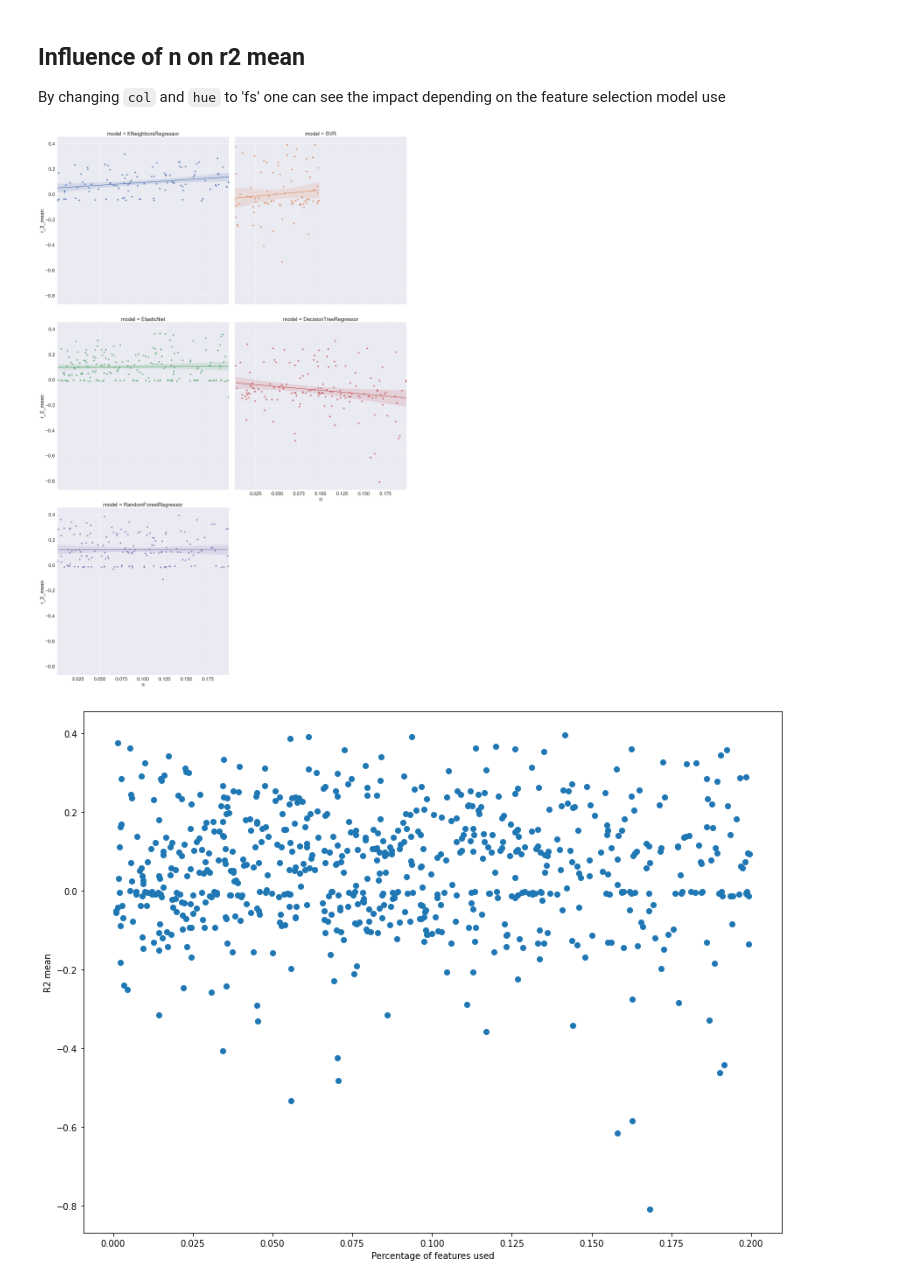
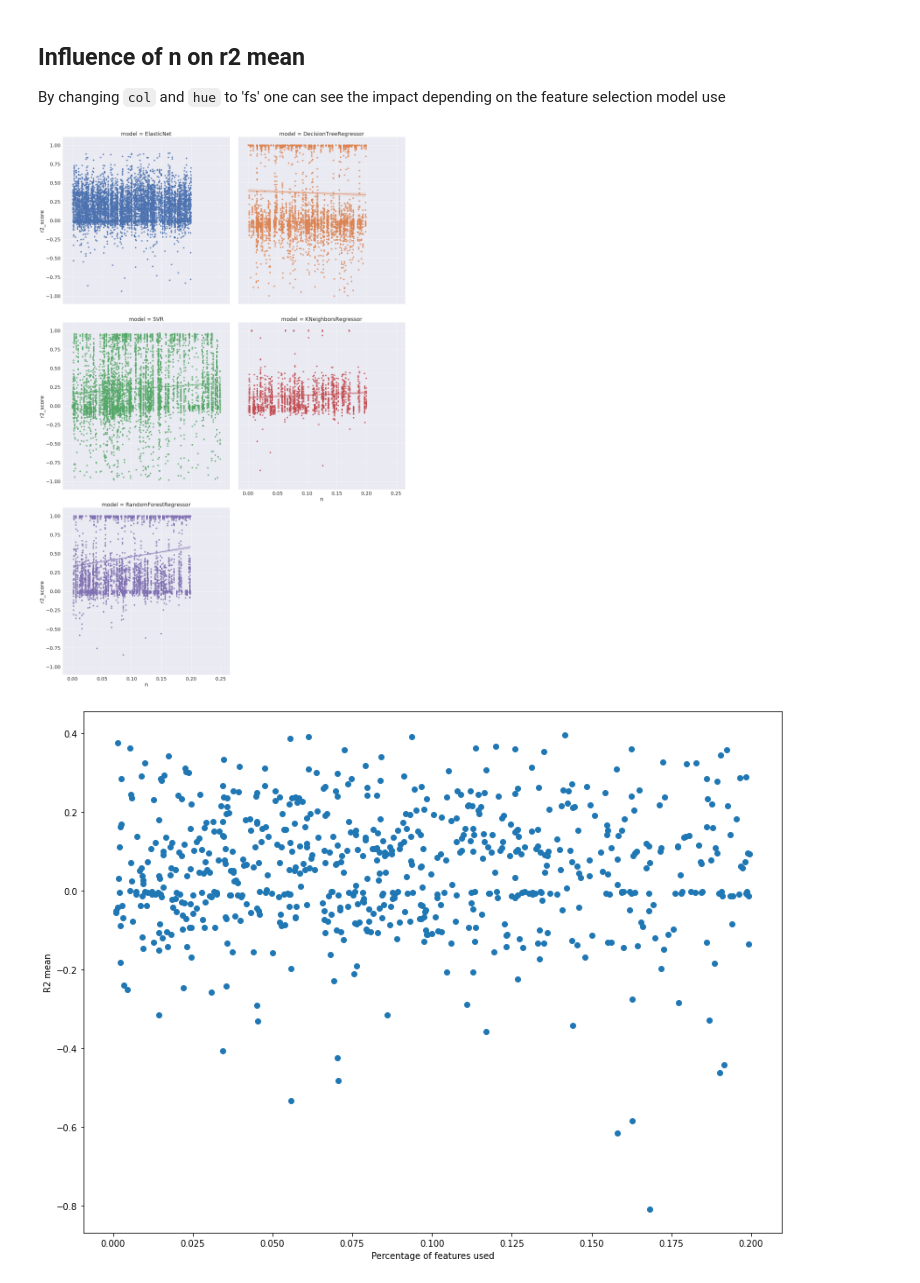
Before and after one commit to lucas-ubm/phc-data-pipeline, a Jupyter notebook: Ranalysis.ipynb, the cells around one changed output. Saved outputs shown, nothing was run; the diff lists cells and outputs as text; code cells hidden in the pictures.

```diff
--- a/Ranalysis.ipynb
+++ b/Ranalysis.ipynb
@@ -7,9 +7,11 @@ import matplotlib.pyplot as plt
 import seaborn as sns
 import subprocess
 # %%
-data = pd.read_csv('data/runs/results.csv', index_col='run')
+data = pd.read_csv('data/runs/n_results.csv', index_col='run')
+drug_data = pd.read_csv('data/runs/drug_data.csv')
+new_drug_data = pd.read_csv('data/runs/new_drug.csv')
 # %%
-data = data[data['status']!='error']
+data = data[data['status']=='completed']
 data = data[data['r_2_mean'].notnull()]
 # %%
 data['time'] = pd.to_timedelta(data['time'])
@@ -22,3 +24,6 @@ data['datasets'] = data['gdsc']+data['ctrp']+data['ccle']
 data = data[data['datasets']>0]
 # %%
 ndata = data[data['started'] > pd.to_datetime('2020-04-15 18:00:00')]
+# %%
+drug_data = drug_data.join(ndata, rsuffix='_drug', on='run')
+drug_data = drug_data[drug_data['started'].notnull()]
@@ -36,0 +48,3 @@ data[(data['datasets']>1)&(data['feda'] == True)].describe()
+# %%
+drug_data = pd.concat([drug_data, new_drug_data])
+full_data = drug_data.join(data, on='run', rsuffix='_drug')
@@ -315,10 +341,10 @@ no = no.join(ndata, rsuffix='_drug')
 By changing `col` and `hue` to 'fs' one can see the impact depending on the feature selection model use
 # %%
 sns.set(font_scale=2)
-g = sns.lmplot(x='n', y='r_2_mean', data=ndata[ndata['r_2_mean']>-10], col='model', hue='model', col_wrap=2, height=12, legend=False)
-plt.savefig('model vs n')
+g = sns.lmplot(x='n', y='r2_score', data=drug_data[drug_data['r2_score']>-1], col='model', hue='model', col_wrap=2, height=12, legend=False)
+#plt.savefig('model vs n')
 # %% [output]
-[figure, old version]
+[figure, new version]
 # %%
 fig, ax = plt.subplots(figsize = (12,9))
 ax.scatter(ndata[ndata['r_2_mean']>-10]['n'], ndata[ndata['r_2_mean']>-10]['r_2_mean'])
```
Also changed, not shown: parts of 23 cells of this notebook, 8 other files.
